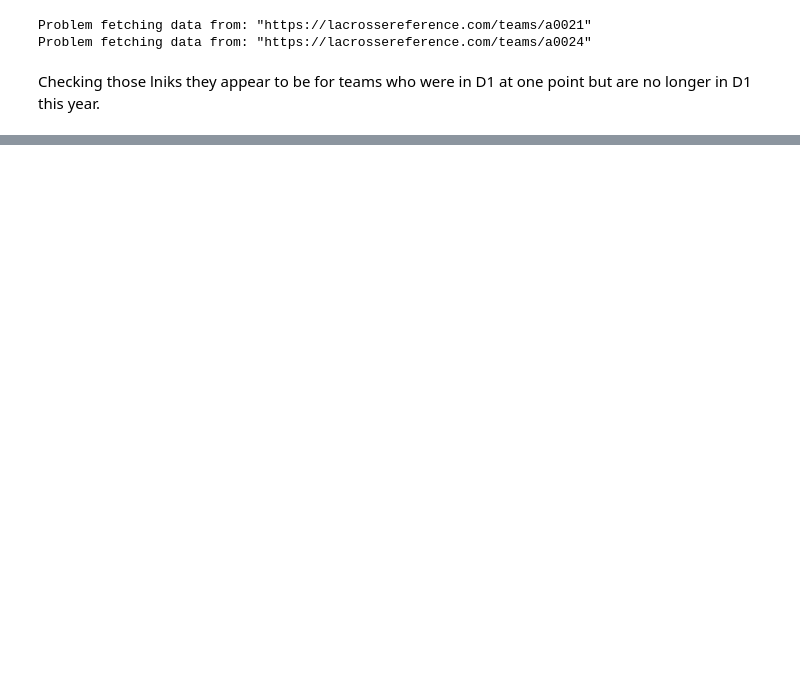
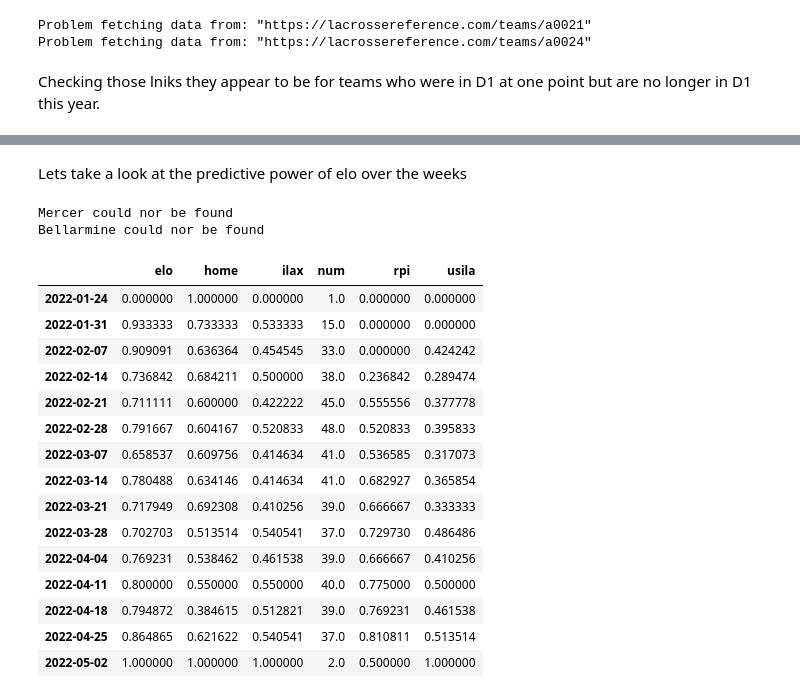
Before and after one commit to ehuegler/LacrosseStatistics, a Jupyter notebook: lacrosse_statistics.ipynb, the cells around one changed output, grey strips where cells are left out. Drawn from its saved outputs; the diff is of its cells as text; code cells hidden in the pictures; blank space fills up the shorter version.

```diff
--- a/lacrosse_statistics.ipynb
+++ b/lacrosse_statistics.ipynb
@@ -262,0 +383,74 @@ games_played['outcome'].sum()
+# %% [markdown]
+Lets take a look at the predictive power of elo over the weeks
+# %%
+# its getting mad because some teams have no games before the dat
+
+def add_guess(row):
+  winner = row['winner']
+  team1, team2 = row['home'], row['away']
+  elo1, elo2 = get_elo(team1, date), get_elo(team2, date)
+  rpi1, rpi2 = get_rpi(team1, date), get_rpi(team2, date)
+  ilax1, ilax2 = get_ilax(team1, date), get_ilax(team2, date)
+  usila1, usila2 = get_usila(team1, date), get_usila(team2, date)
+  # elo
+  if elo1 > elo2 and winner == team1:
+    row['elo'] = 1
+  elif elo2 > elo1 and winner == team2:
+    row['elo'] = 1
+  else:
+    row['elo'] = 0
+  # rpi
+  if rpi1 > rpi2 and winner == team1:
+    row['rpi'] = 1
+  elif rpi2 > rpi1 and winner == team2:
+    row['rpi'] = 1
+  else:
+    row['rpi'] = 0
+  # ilax
+  if ilax1 < ilax2 and winner == team1:
+    row['ilax'] = 1
+  elif ilax2 < ilax1 and winner == team2:
+    row['ilax'] = 1
+  else:
+    row['ilax'] = 0
+  # usali
+  if usila1 < usila2 and winner == team1:
+    row['usila'] = 1
+  elif usila2 < usila1 and winner == team2:
+    row['usila'] = 1
+  else:
+    row['usila'] = 0
+  # home team
+  row['home'] = 1 if winner == team1 else 0
+  return row
+
+df_weekly_results = pd.DataFrame()
+for date in pd.date_range('2022-01-24', datetime.today(), freq='7D'):
+  games = df_schedule[(df_schedule['date'] >= date) & (df_schedule['date'] < (date + pd.Timedelta('7D')))].copy()
+  games = games.apply(lambda x : add_guess(x), axis=1)
+
+  means = games.mean(numeric_only=True)
+  means['num'] = len(games)
+  means.name = date
+  df_weekly_results = df_weekly_results.append(means)
+
+df_weekly_results
+# %% [output]
+Mercer could nor be found
+Bellarmine could nor be found
+|  | elo | home | ilax | num | rpi | usila |
+| 2022-01-24 | 0.000000 | 1.000000 | 0.000000 | 1.0 | 0.000000 | 0.000000 |
+| 2022-01-31 | 0.933333 | 0.733333 | 0.533333 | 15.0 | 0.000000 | 0.000000 |
+| 2022-02-07 | 0.909091 | 0.636364 | 0.454545 | 33.0 | 0.000000 | 0.424242 |
+| 2022-02-14 | 0.736842 | 0.684211 | 0.500000 | 38.0 | 0.236842 | 0.289474 |
+| 2022-02-21 | 0.711111 | 0.600000 | 0.422222 | 45.0 | 0.555556 | 0.377778 |
+| 2022-02-28 | 0.791667 | 0.604167 | 0.520833 | 48.0 | 0.520833 | 0.395833 |
+| 2022-03-07 | 0.658537 | 0.609756 | 0.414634 | 41.0 | 0.536585 | 0.317073 |
+| 2022-03-14 | 0.780488 | 0.634146 | 0.414634 | 41.0 | 0.682927 | 0.365854 |
+| 2022-03-21 | 0.717949 | 0.692308 | 0.410256 | 39.0 | 0.666667 | 0.333333 |
+| 2022-03-28 | 0.702703 | 0.513514 | 0.540541 | 37.0 | 0.729730 | 0.486486 |
+| 2022-04-04 | 0.769231 | 0.538462 | 0.461538 | 39.0 | 0.666667 | 0.410256 |
+| 2022-04-11 | 0.800000 | 0.550000 | 0.550000 | 40.0 | 0.775000 | 0.500000 |
+| 2022-04-18 | 0.794872 | 0.384615 | 0.512821 | 39.0 | 0.769231 | 0.461538 |
+| 2022-04-25 | 0.864865 | 0.621622 | 0.540541 | 37.0 | 0.810811 | 0.513514 |
+| 2022-05-02 | 1.000000 | 1.000000 | 1.000000 | 2.0 | 0.500000 | 1.000000 |
```
Also changed, not shown: parts of 16 cells of this notebook, 1 other file.
